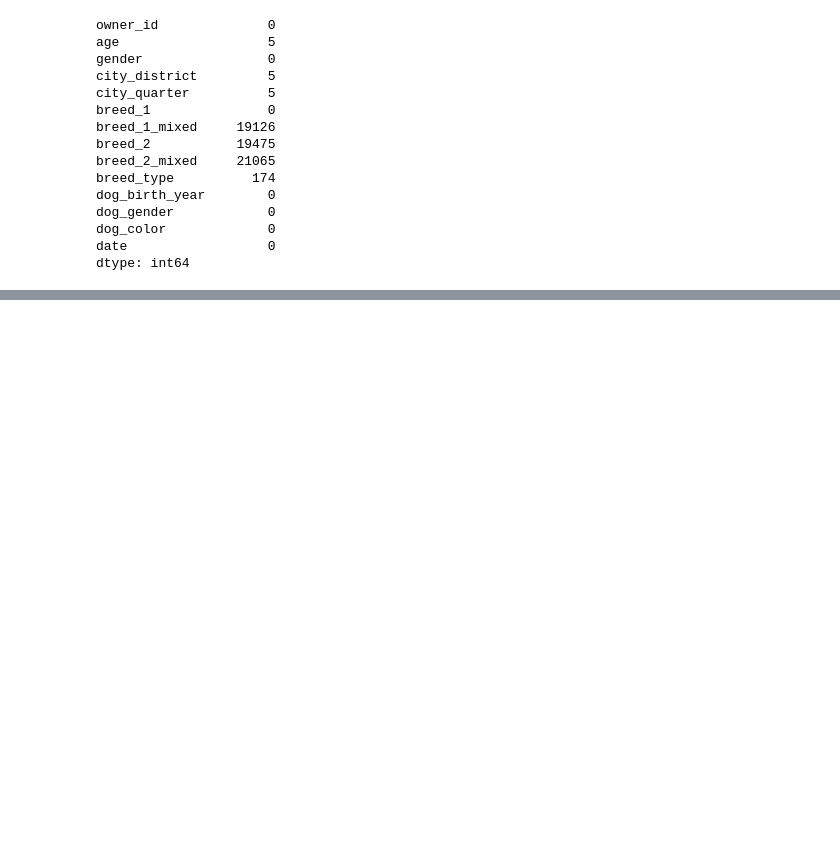
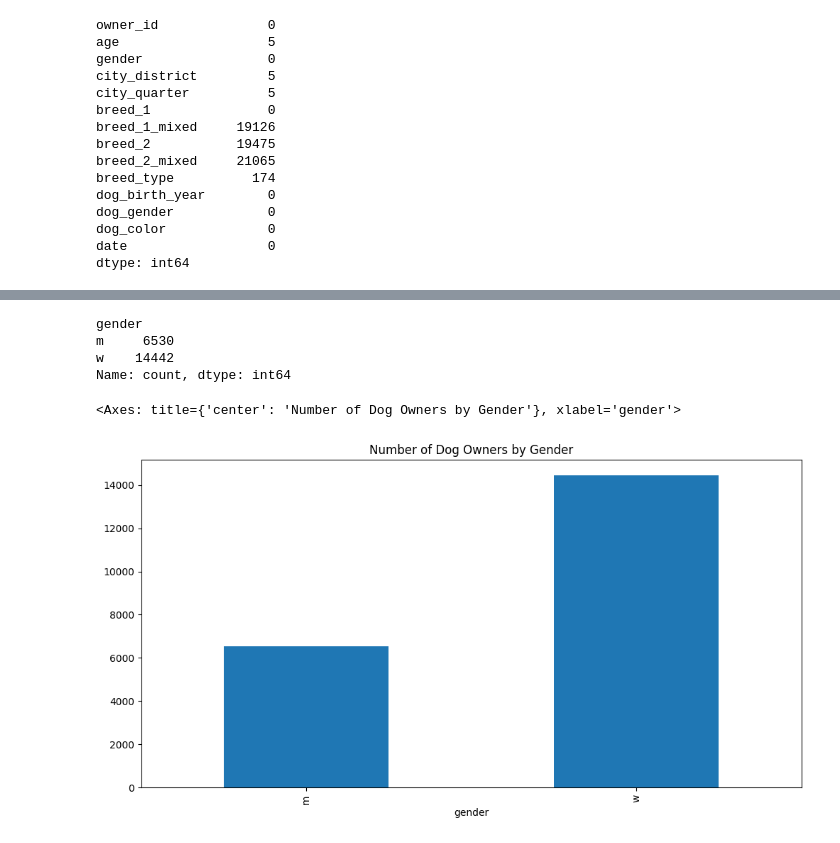
Before and after one commit to DevinFerko/Dogs-of-Zurich, a Jupyter notebook: DogsOfZurichStatsAnalysis.ipynb, the cells around one changed output, grey strips where cells are left out. Drawn from its saved outputs; the diff is of its cells as text; code cells hidden in the pictures; blank space fills up the shorter version.

```diff
--- a/DogsOfZurichStatsAnalysis.ipynb
+++ b/DogsOfZurichStatsAnalysis.ipynb
@@ -122,0 +152,12 @@ df.drop(columns=['breed_1_mixed','breed_2', 'breed_2_mixed'], inplace=True)
+# %%
+# Plot owners by gender
+owners_by_gender = df['gender'].value_counts().sort_index()
+print(owners_by_gender)
+owners_by_gender.plot(kind='bar', figsize=(12, 6), title='Number of Dog Owners by Gender')
+# %% [output]
+gender
+m     6530
+w    14442
+Name: count, dtype: int64
+<Axes: title={'center': 'Number of Dog Owners by Gender'}, xlabel='gender'>
+[figure, added]
```
Also changed, not shown: parts of 4 cells of this notebook.
